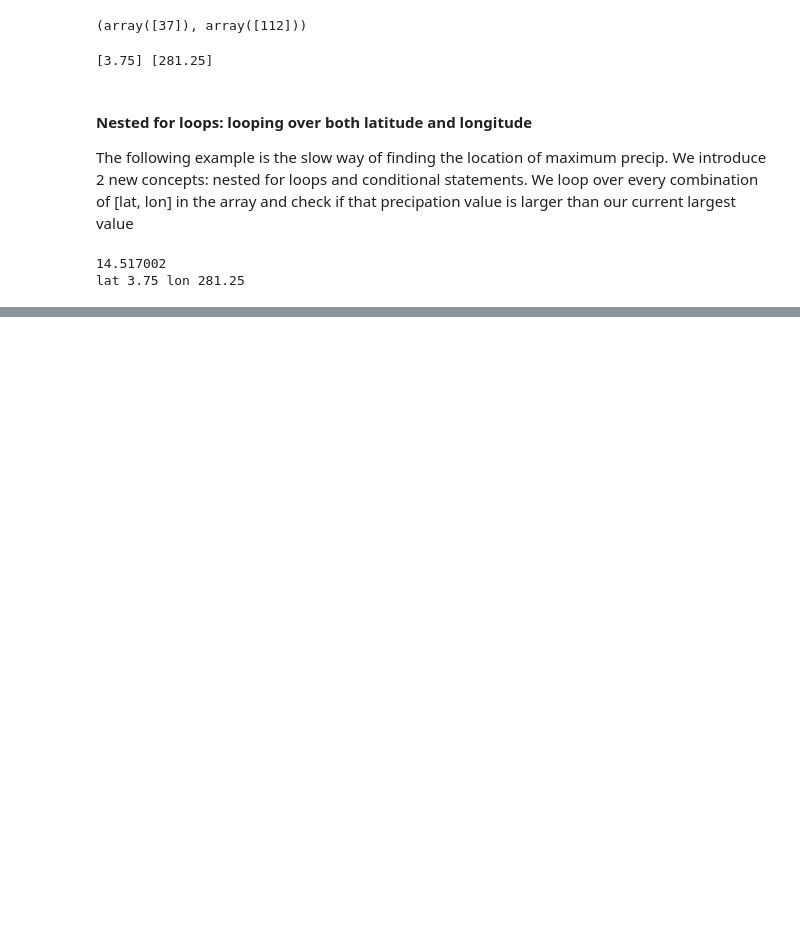
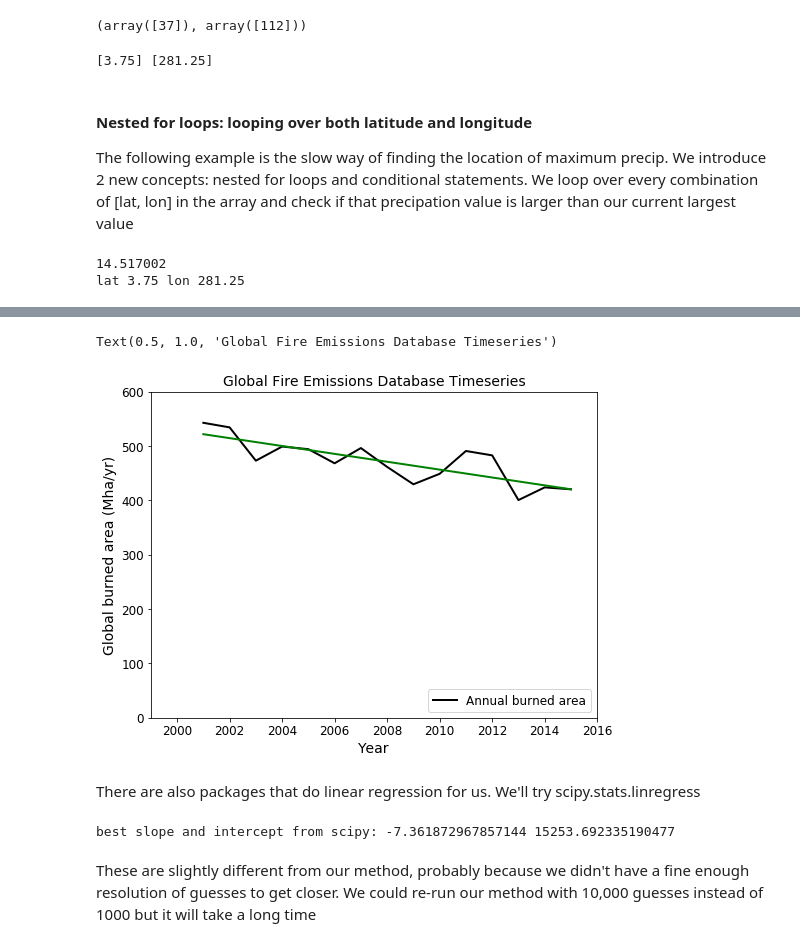
Before and after one commit to scoffiel/ess118_python_reference, a Jupyter notebook: 3_gridded-data.ipynb, the cells around one changed output, grey strips where cells are left out. Cells and saved outputs as stored; diff of their text form; code cells hidden in the pictures; blank space fills up the shorter version.

```diff
--- a/3_gridded-data.ipynb
+++ b/3_gridded-data.ipynb
@@ -104,0 +207,31 @@ lat 3.75 lon 281.25
+# %%
+#plot again with this line
+py.close()
+fig = py.figure(figsize=(8,6))
+ax1 = fig.add_subplot(1,1,1) # (rows, cols, plot)
+ax1.plot(years, areatotal, color="black", label="Annual burned area", linewidth=2)
+
+ybrute = bestslope*years + bestintercept
+ax1.plot(years, ybrute, color='green', linewidth=2)
+
+ax1.set_ylim(0, 600)
+ax1.set_xlim(1999, 2016)
+ax1.set_ylabel("Global burned area (Mha/yr)", fontsize = my_font_size + 2)
+ax1.set_xlabel("Year", fontsize = my_font_size+ 2)
+ax1.tick_params(labelsize = my_font_size)
+ax1.legend(loc = "lower right", fontsize = my_font_size)
+ax1.set_title("Global Fire Emissions Database Timeseries", fontsize = my_font_size +2)
+# %% [output]
+Text(0.5, 1.0, 'Global Fire Emissions Database Timeseries')
+[figure, added]
+# %% [markdown]
+There are also packages that do linear regression for us. We'll try scipy.stats.linregress
+# %%
+import scipy.stats as stats
+
+slope, intercept, rvalue, pvalue, stderr = stats.linregress(years, areatotal) #gives 5 outputs
+print('best slope and intercept from scipy:', slope, intercept)
+# %% [output]
+best slope and intercept from scipy: -7.361872967857144 15253.692335190477
+# %% [markdown]
+These are slightly different from our method, probably because we didn't have a fine enough resolution of guesses to get closer. We could re-run our method with 10,000 guesses instead of 1000 but it will take a long time
```
Also changed, not shown: parts of 9 cells of this notebook.
